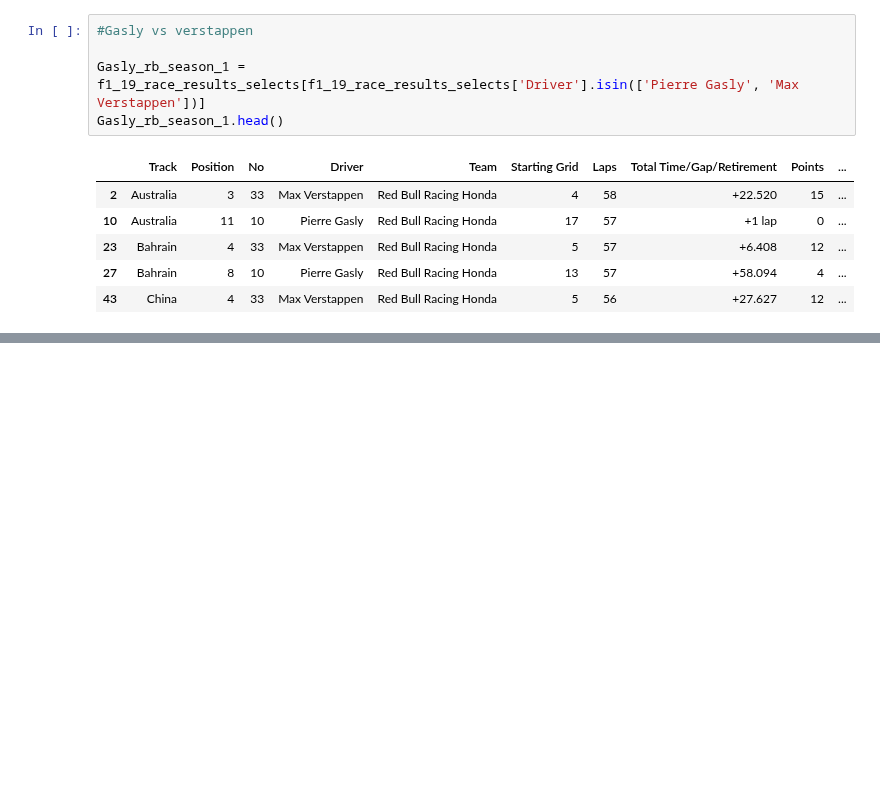
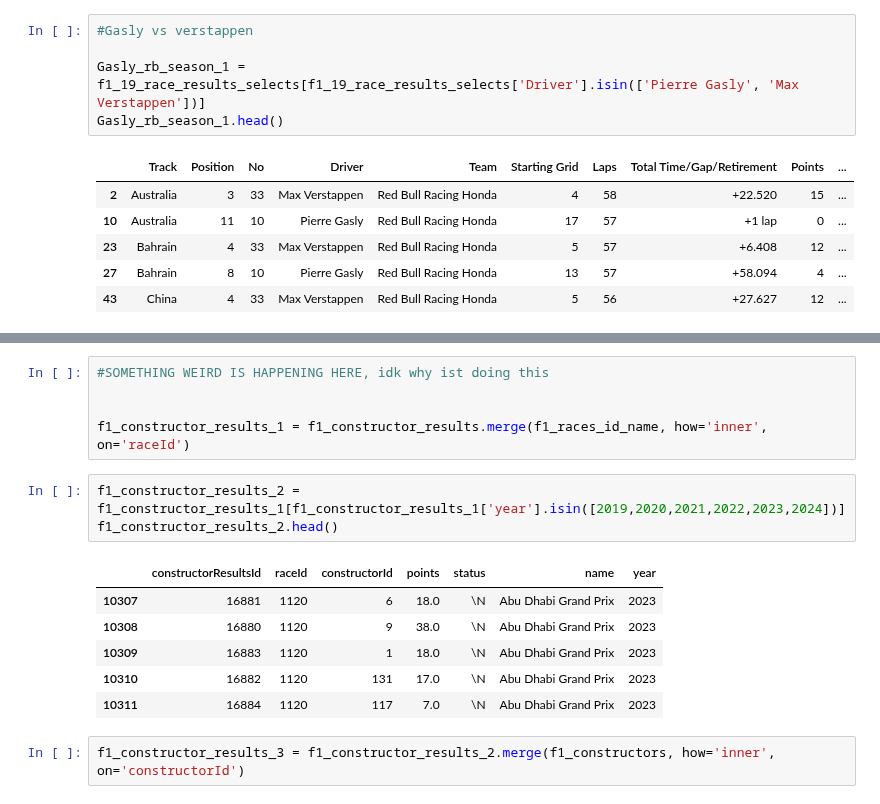
Before and after one commit to GeorgeToma99/f1_capstone_da12_georgetoma, a Jupyter notebook: notebooks/python/f1_explore.ipynb, the cells around one changed output, grey strips where cells are left out. Cells and saved outputs as stored; diff of their text form; blank space fills up the shorter version.

```diff
--- a/notebooks/python/f1_explore.ipynb
+++ b/notebooks/python/f1_explore.ipynb
@@ -391,0 +374,17 @@ f1_constructor_standings.head()
+# %%
+#SOMETHING WEIRD IS HAPPENING HERE, idk why ist doing this
+
+
+f1_constructor_results_1 = f1_constructor_results.merge(f1_races_id_name, how='inner', on='raceId')
+# %%
+f1_constructor_results_2 = f1_constructor_results_1[f1_constructor_results_1['year'].isin([2019,2020,2021,2022,2023,2024])]
+f1_constructor_results_2.head()
+# %% [output]
+|  | constructorResultsId | raceId | constructorId | points | status | name | year |
+| 10307 | 16881 | 1120 | 6 | 18.0 | \N | Abu Dhabi Grand Prix | 2023 |
+| 10308 | 16880 | 1120 | 9 | 38.0 | \N | Abu Dhabi Grand Prix | 2023 |
+| 10309 | 16883 | 1120 | 1 | 18.0 | \N | Abu Dhabi Grand Prix | 2023 |
+| 10310 | 16882 | 1120 | 131 | 17.0 | \N | Abu Dhabi Grand Prix | 2023 |
+| 10311 | 16884 | 1120 | 117 | 7.0 | \N | Abu Dhabi Grand Prix | 2023 |
+# %%
+f1_constructor_results_3 = f1_constructor_results_2.merge(f1_constructors, how='inner', on='constructorId')
```
Also changed, not shown: parts of 50 cells of this notebook.
